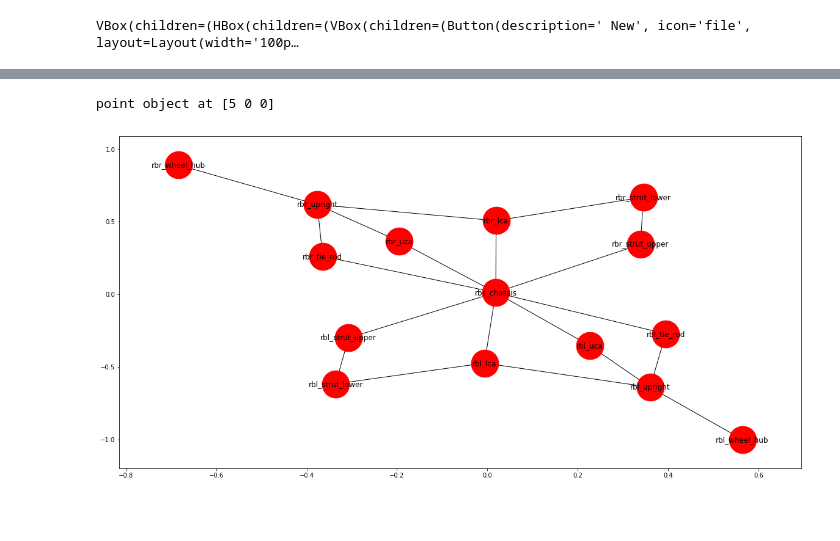
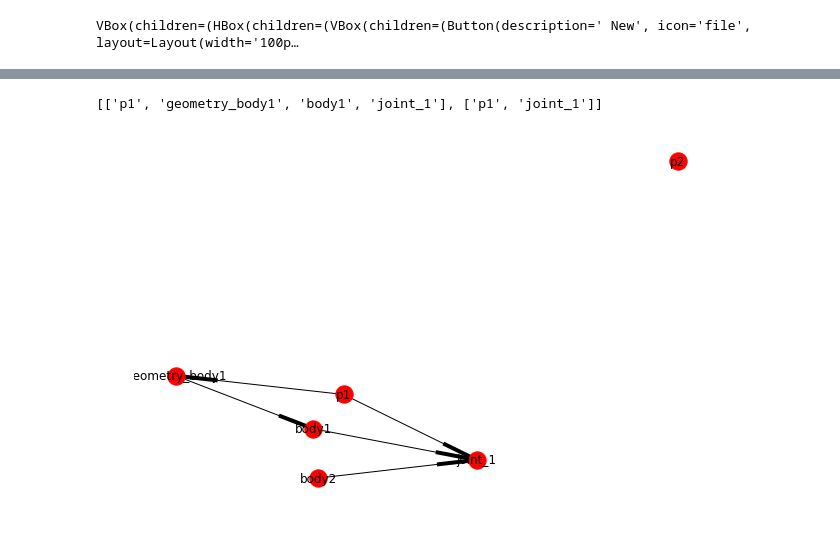
Before and after one commit to khaledghobashy/asurt_cdt, a Jupyter notebook: model_builder.ipynb, the cells around one changed output, grey strips where cells are left out. Saved outputs shown, nothing was run; the diff lists cells and outputs as text; code cells hidden in the pictures; blank space fills up the shorter version.

Commit message:
added networkx structur

```diff
--- a/model_builder.ipynb
+++ b/model_builder.ipynb
@@ -90,0 +54,13 @@ point object at [5 0 0]
+# %%
+dep_geo = nx.DiGraph()
+dep_geo.add_edge('geometry_body1','body1')
+# %%
+dep_joint = nx.DiGraph()
+dep_joint.add_edge('p1','joint_1')
+dep_joint.add_edge('body1','joint_1')
+dep_joint.add_edge('body2','joint_1')
+# %%
+dep_all = nx.compose_all([dep,dep_geo,dep_joint])
+plt.figure(figsize=(8,5))
+nx.draw_spring(dep_all,with_labels=True)
+plt.show()
@@ -91,6 +69,6 @@ point object at [5 0 0]
+# %%
+list(nx.all_simple_paths(dep_all,'p1','joint_1'))
+# %% [output]
+[['p1', 'geometry_body1', 'body1', 'joint_1'], ['p1', 'joint_1']]
 # %%
-p=point('p',[1,2,3])
+dep_all.add_node('p2',l=[1,2,3])
-# %%
-j.location
-# %% [output]
-point object at [5 0 0]
@@ -104,6 +75,6 @@ topology.add_edges_from([(i.i_body,i.j_body) for i in sys_joints])
 # %%
-plt.figure(figsize=(20,10))
-nx.draw_networkx(topology,with_labels=True,node_size=2000)
+plt.figure(figsize=(8,5))
+nx.draw_spring(dep_all,with_labels=True)
 plt.show()
 # %% [output]
-[figure, old version]
+[figure, new version]
```
Also changed, not shown: parts of 23 cells of this notebook, 4 other files.
